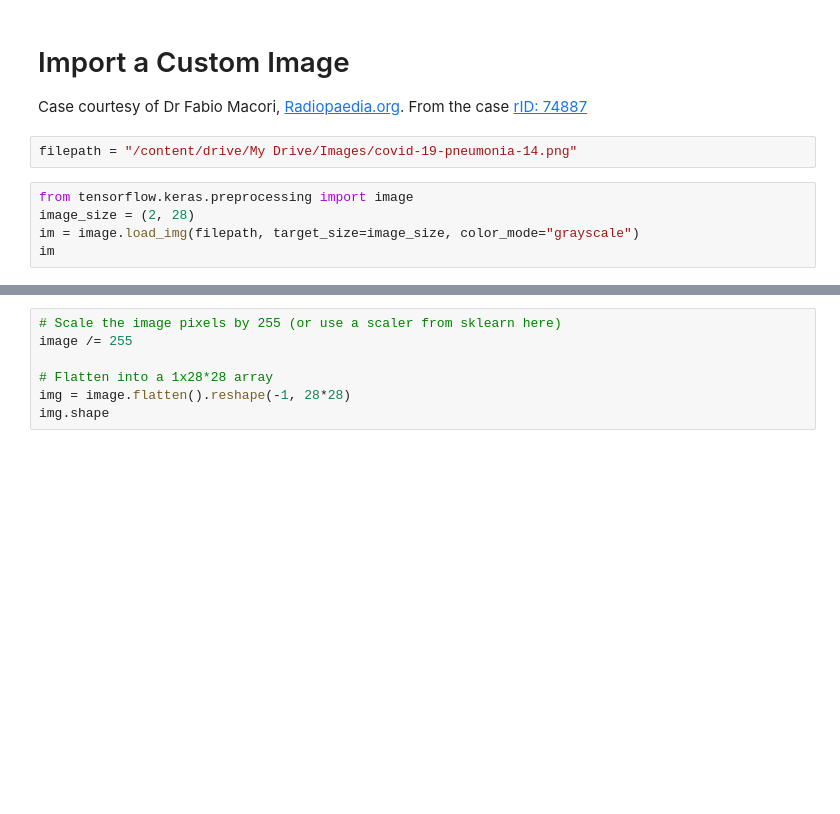
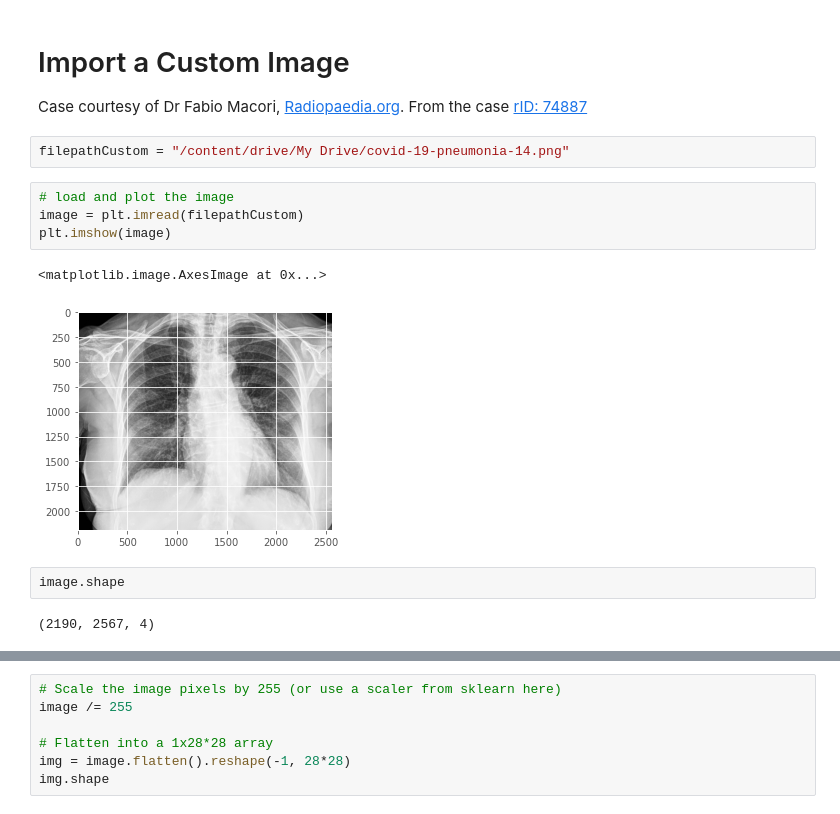
Before and after one commit to MPdeM/imaging_diagnosis, a Jupyter notebook: BuildModel.ipynb, the cells around one changed output, grey strips where cells are left out. Cells and saved outputs as stored; diff of their text form; blank space fills up the shorter version.

```diff
--- a/BuildModel.ipynb
+++ b/BuildModel.ipynb
@@ -456,9 +456,15 @@ plt.imshow(scaler.inverse_transform(test).reshape(28, 28), cmap=plt.cm.Greys)
 
 Case courtesy of Dr Fabio Macori, <a href="https://radiopaedia.org/">Radiopaedia.org</a>. From the case <a href="https://radiopaedia.org/cases/74887">rID: 74887</a>
 # %%
-filepath = "/content/drive/My Drive/Images/covid-19-pneumonia-14.png"
+filepathCustom = "/content/drive/My Drive/covid-19-pneumonia-14.png"
-# %%
-from tensorflow.keras.preprocessing import image
-image_size = (2, 28)
-im = image.load_img(filepath, target_size=image_size, color_mode="grayscale")
-im
+# %%
+# load and plot the image
+image = plt.imread(filepathCustom)
+plt.imshow(image)
+# %% [output]
+<matplotlib.image.AxesImage at 0x...>
+[figure, added]
+# %%
+image.shape
+# %% [output]
+(2190, 2567, 4)
```
Also changed, not shown: parts of 3 cells of this notebook.
